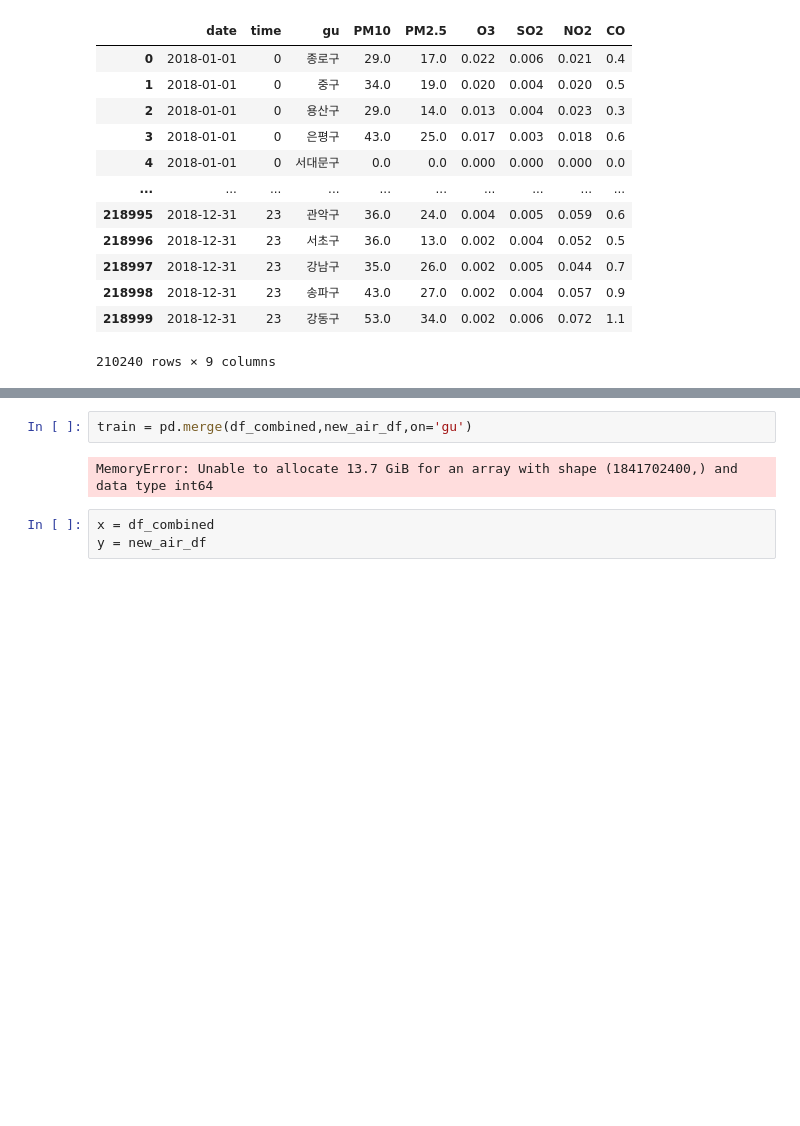
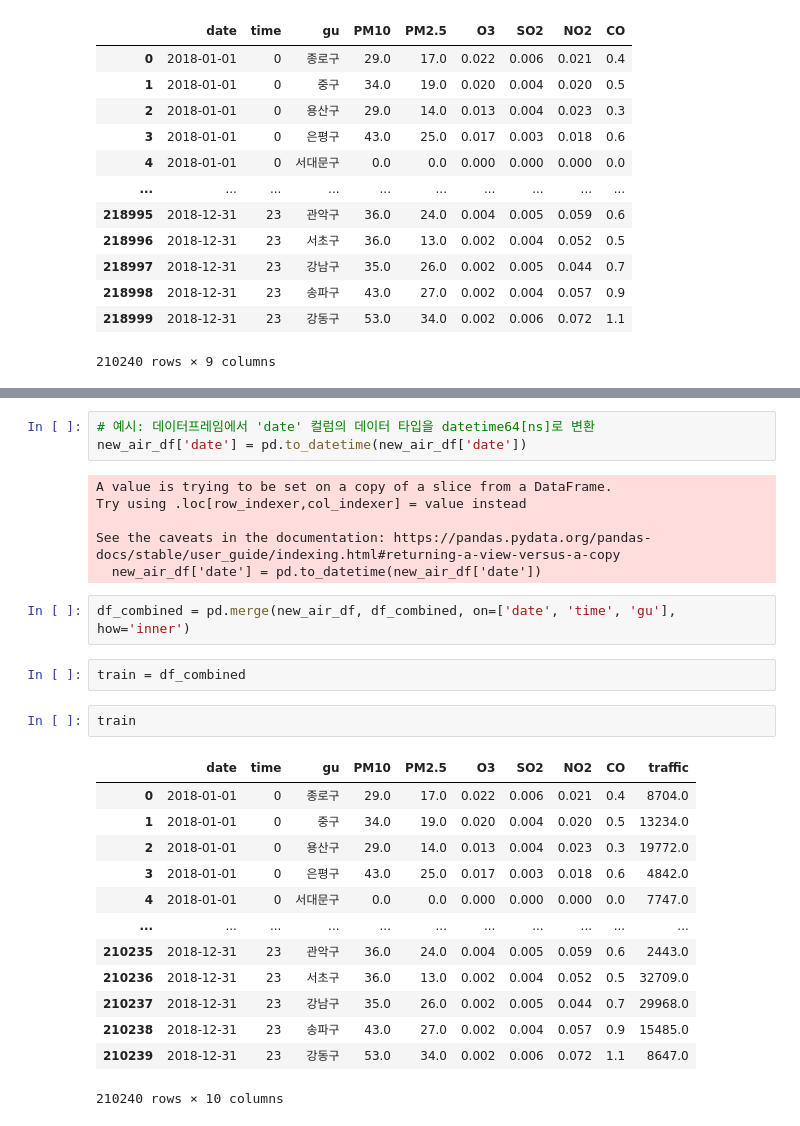
Before and after one commit to je0nh/yd3-MLOps_pj, a Jupyter notebook: ML.ipynb, the cells around one changed output, grey strips where cells are left out. Drawn from its saved outputs; the diff is of its cells as text; blank space fills up the shorter version.

```diff
--- a/ML.ipynb
+++ b/ML.ipynb
@@ -442,7 +477,29 @@ new_air_df.describe()
+# %%
+# 예시: 데이터프레임에서 'date' 컬럼의 데이터 타입을 datetime64[ns]로 변환
+new_air_df['date'] = pd.to_datetime(new_air_df['date'])
+# %% [output]
+A value is trying to be set on a copy of a slice from a DataFrame.
+Try using .loc[row_indexer,col_indexer] = value instead
+
+See the caveats in the documentation: https://pandas.pydata.org/pandas-docs/stable/user_guide/indexing.html#returning-a-view-versus-a-copy
+  new_air_df['date'] = pd.to_datetime(new_air_df['date'])
 # %%
-train = pd.merge(df_combined,new_air_df,on='gu')
+df_combined = pd.merge(new_air_df, df_combined, on=['date', 'time', 'gu'], how='inner')
-# %% [output]
-MemoryError: Unable to allocate 13.7 GiB for an array with shape (1841702400,) and data type int64
-# %%
-x = df_combined
-y = new_air_df
+# %%
+train = df_combined
+# %%
+train
+# %% [output]
+|  | date | time | gu | PM10 | PM2.5 | O3 | SO2 | NO2 | CO | traffic |
+| 0 | 2018-01-01 | 0 | 종로구 | 29.0 | 17.0 | 0.022 | 0.006 | 0.021 | 0.4 | 8704.0 |
+| 1 | 2018-01-01 | 0 | 중구 | 34.0 | 19.0 | 0.020 | 0.004 | 0.020 | 0.5 | 13234.0 |
+| 2 | 2018-01-01 | 0 | 용산구 | 29.0 | 14.0 | 0.013 | 0.004 | 0.023 | 0.3 | 19772.0 |
+| 3 | 2018-01-01 | 0 | 은평구 | 43.0 | 25.0 | 0.017 | 0.003 | 0.018 | 0.6 | 4842.0 |
+| 4 | 2018-01-01 | 0 | 서대문구 | 0.0 | 0.0 | 0.000 | 0.000 | 0.000 | 0.0 | 7747.0 |
+| ... | ... | ... | ... | ... | ... | ... | ... | ... | ... | ... |
+| 210235 | 2018-12-31 | 23 | 관악구 | 36.0 | 24.0 | 0.004 | 0.005 | 0.059 | 0.6 | 2443.0 |
+| 210236 | 2018-12-31 | 23 | 서초구 | 36.0 | 13.0 | 0.002 | 0.004 | 0.052 | 0.5 | 32709.0 |
+| 210237 | 2018-12-31 | 23 | 강남구 | 35.0 | 26.0 | 0.002 | 0.005 | 0.044 | 0.7 | 29968.0 |
+| 210238 | 2018-12-31 | 23 | 송파구 | 43.0 | 27.0 | 0.002 | 0.004 | 0.057 | 0.9 | 15485.0 |
+| 210239 | 2018-12-31 | 23 | 강동구 | 53.0 | 34.0 | 0.002 | 0.006 | 0.072 | 1.1 | 8647.0 |
+210240 rows × 10 columns
```
Also changed, not shown: parts of 11 cells of this notebook.
